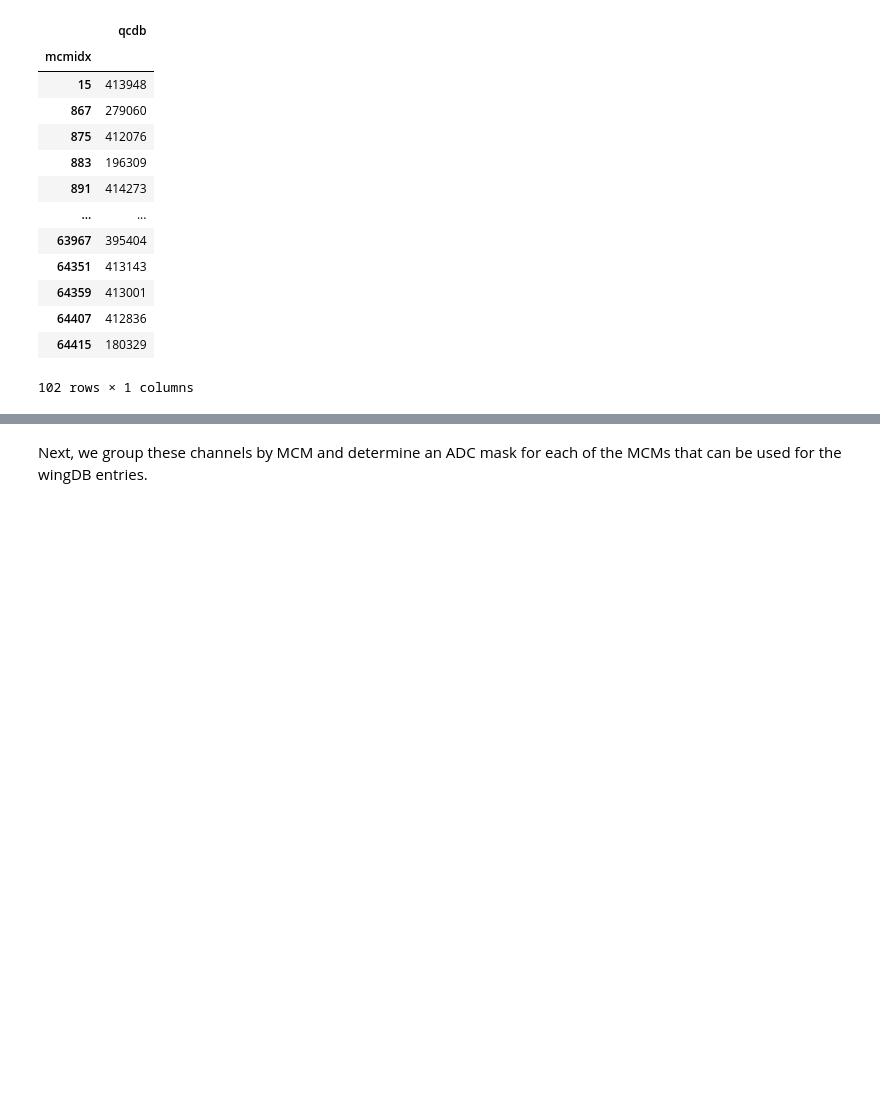
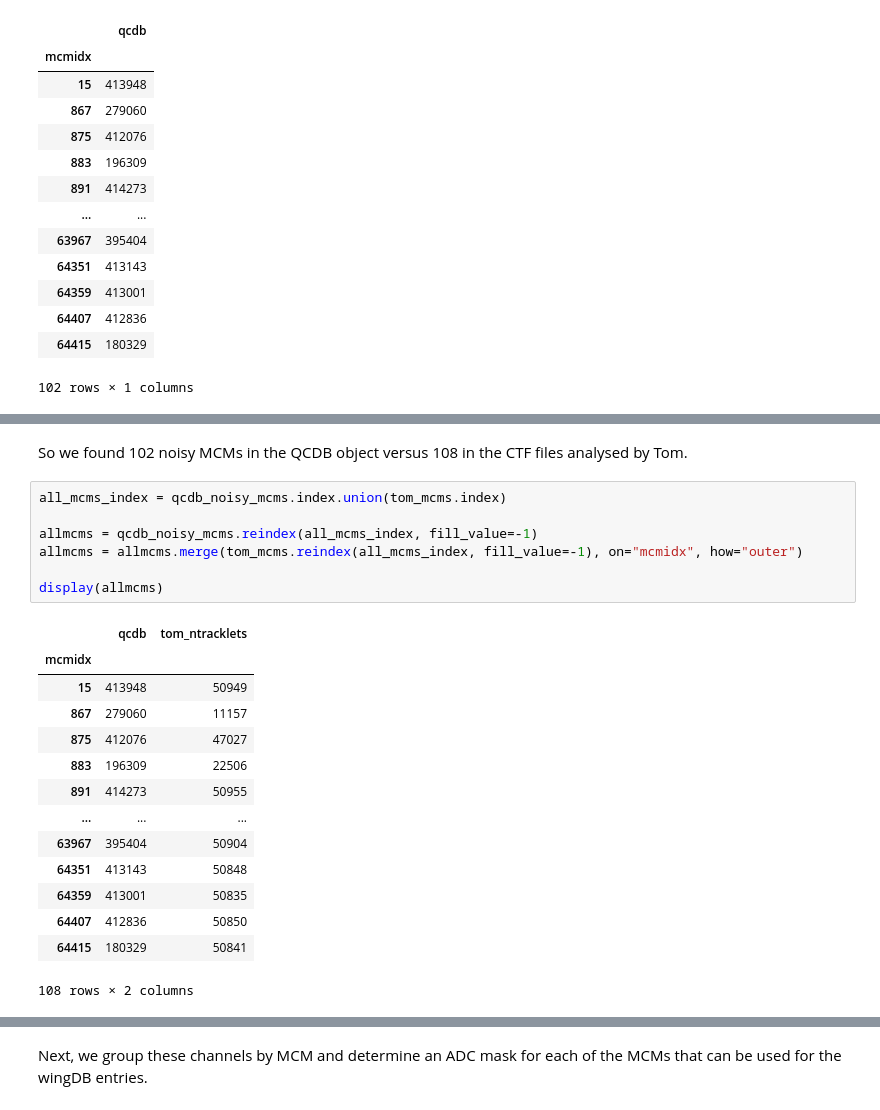
Before and after one commit to tdietel/swan-o2-playground, a Jupyter notebook: Noise/BadChannelLists.ipynb, the cells around one changed output, grey strips where cells are left out. Saved outputs shown, nothing was run; the diff lists cells and outputs as text; blank space fills up the shorter version.

```diff
--- a/Noise/BadChannelLists.ipynb
+++ b/Noise/BadChannelLists.ipynb
@@ -98,0 +145,24 @@ qcdb_noisy_mcms
+# %% [markdown]
+So we found 102 noisy MCMs in the QCDB object versus 108 in the CTF files analysed by Tom.
+# %%
+all_mcms_index = qcdb_noisy_mcms.index.union(tom_mcms.index)
+
+allmcms = qcdb_noisy_mcms.reindex(all_mcms_index, fill_value=-1)
+allmcms = allmcms.merge(tom_mcms.reindex(all_mcms_index, fill_value=-1), on="mcmidx", how="outer")
+
+display(allmcms)
+# %% [output]
+|  | qcdb | tom_ntracklets |
+| mcmidx |  |  |
+| 15 | 413948 | 50949 |
+| 867 | 279060 | 11157 |
+| 875 | 412076 | 47027 |
+| 883 | 196309 | 22506 |
+| 891 | 414273 | 50955 |
+| ... | ... | ... |
+| 63967 | 395404 | 50904 |
+| 64351 | 413143 | 50848 |
+| 64359 | 413001 | 50835 |
+| 64407 | 412836 | 50850 |
+| 64415 | 180329 | 50841 |
+108 rows × 2 columns
```
Also changed, not shown: parts of 42 cells of this notebook, 1 other file.
